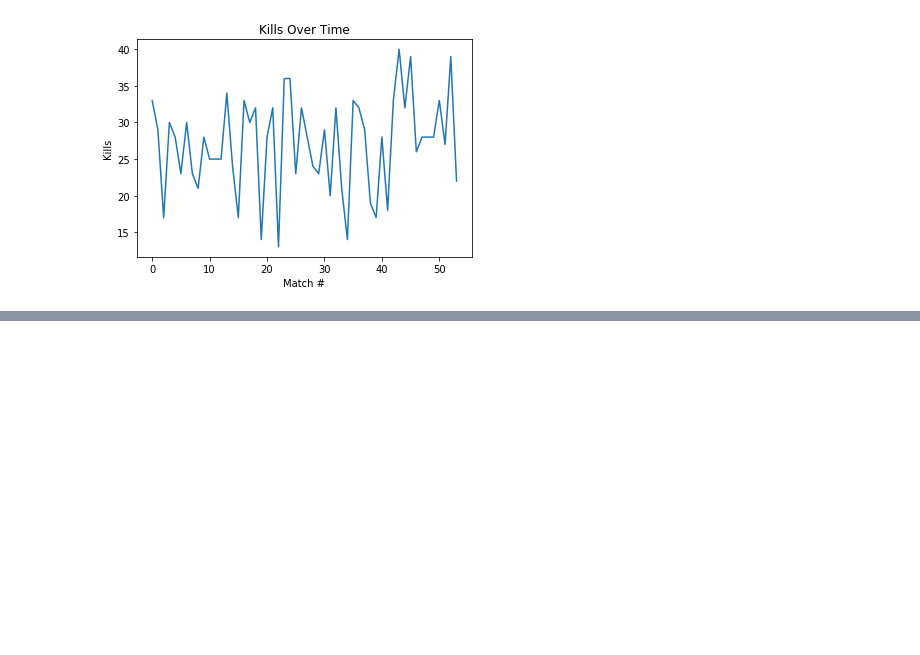
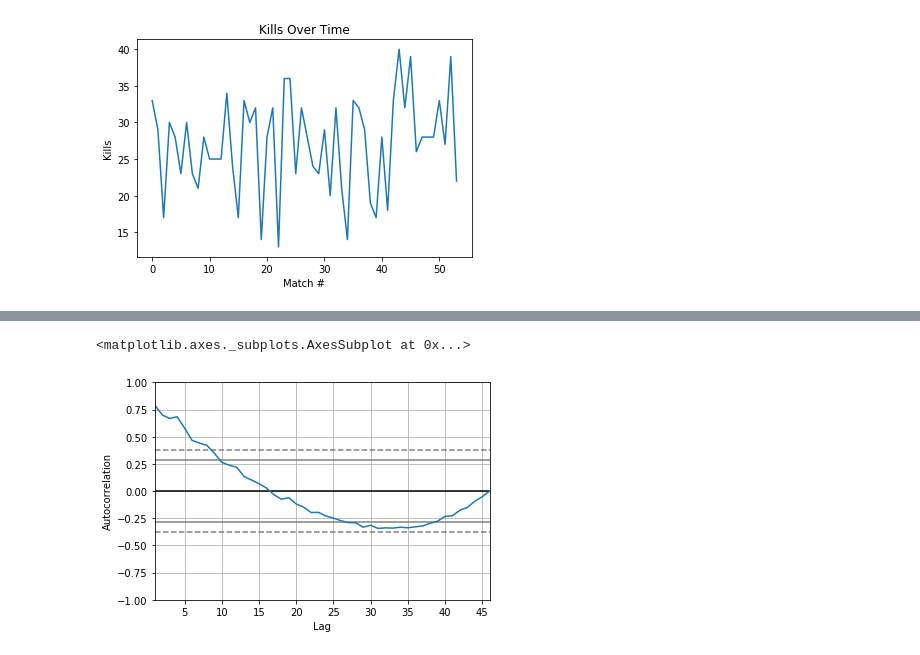
Before and after one commit to ryankirkland/cod_scraper, a Jupyter notebook: Player_EDA.ipynb, the cells around one changed output, grey strips where cells are left out. Drawn from its saved outputs; the diff is of its cells as text; code cells hidden in the pictures; blank space fills up the shorter version.

```diff
--- a/Player_EDA.ipynb
+++ b/Player_EDA.ipynb
@@ -299,0 +349,7 @@ Text(0, 0.5, 'Kills')
+# %%
+from pandas.plotting import autocorrelation_plot
+
+autocorrelation_plot(wu_kills)
+# %% [output]
+<matplotlib.axes._subplots.AxesSubplot at 0x...>
+[figure, added]
```
Also changed, not shown: parts of 47 cells of this notebook, 1 other file.
